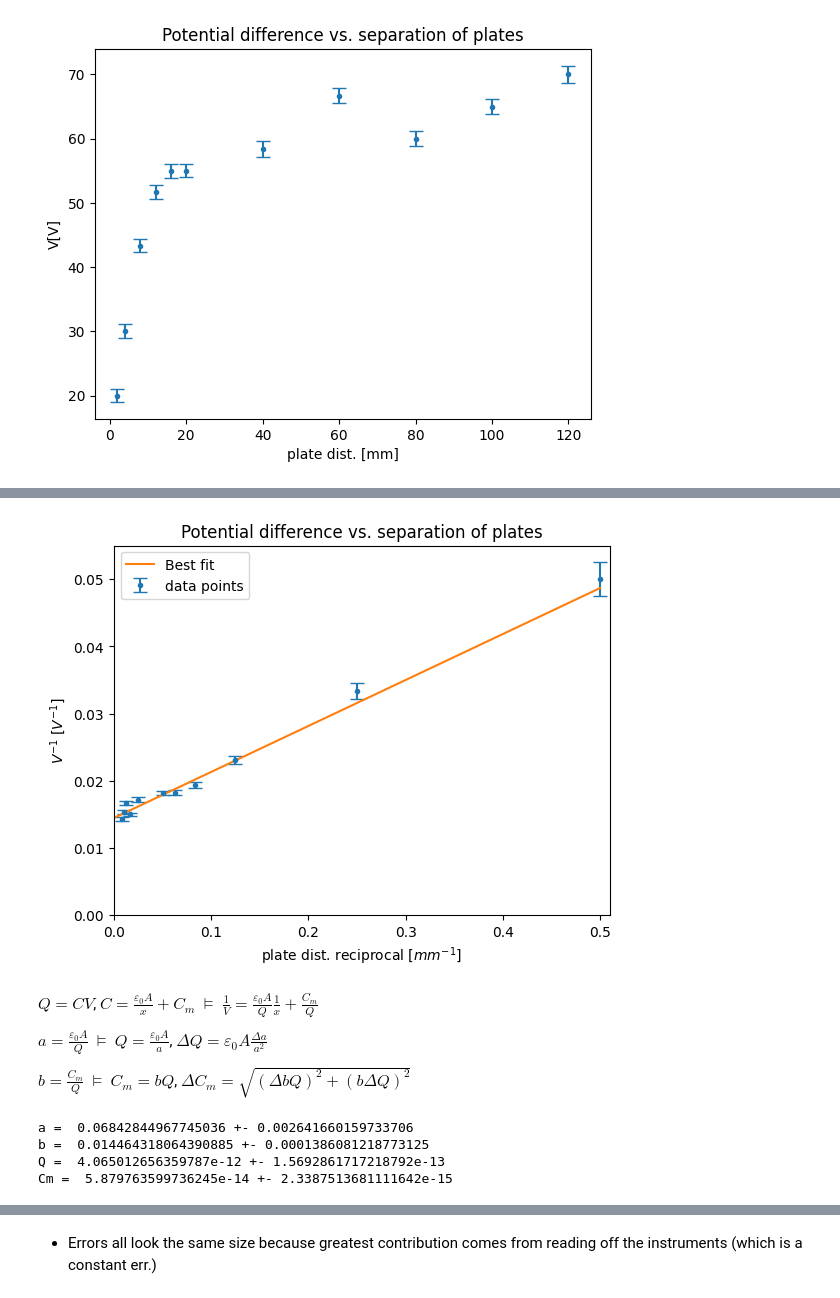
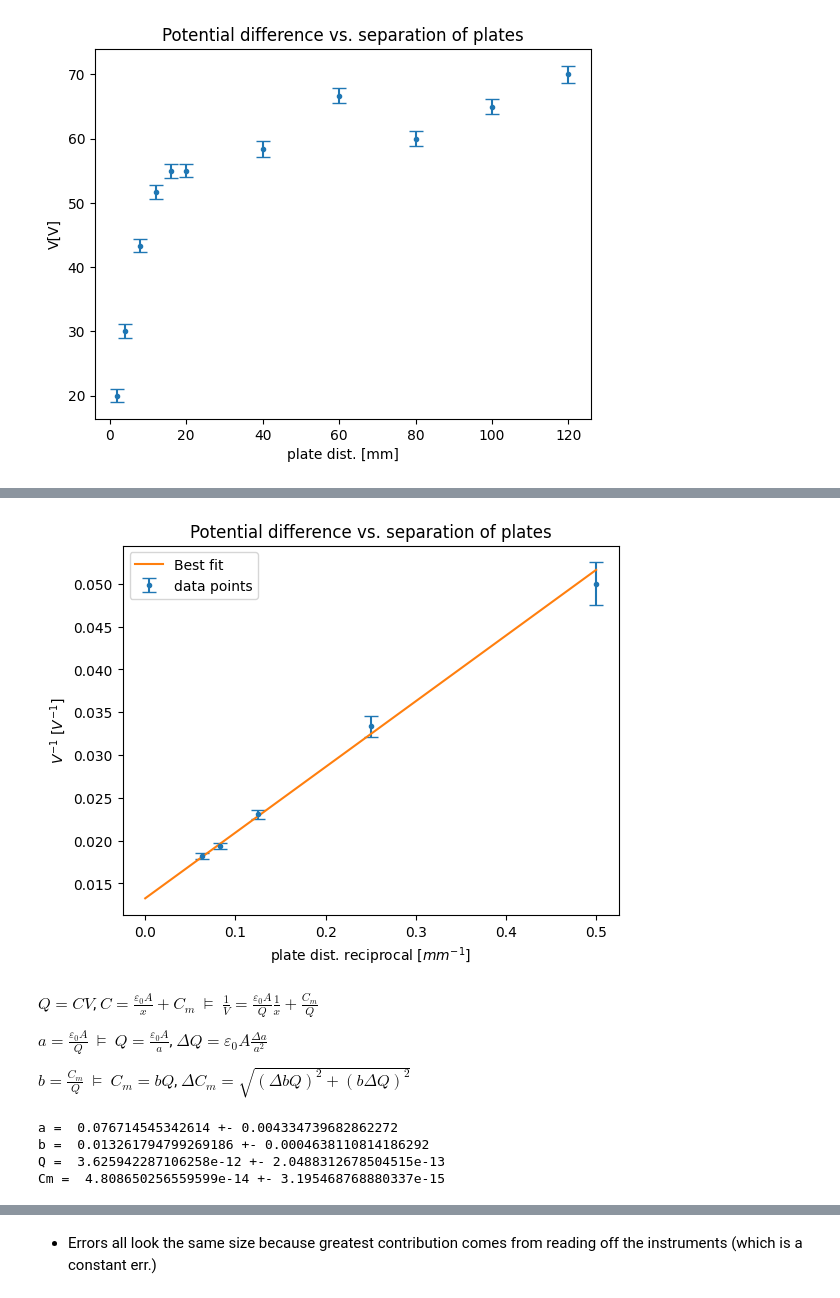
Before and after one commit to MartinOpat/E-M-Exp1, a Jupyter notebook: Experiment1/exp1.ipynb, the cells around one changed output, grey strips where cells are left out. Saved outputs shown, nothing was run; the diff lists cells and outputs as text; code cells hidden in the pictures.

```diff
--- a/Experiment1/exp1.ipynb
+++ b/Experiment1/exp1.ipynb
@@ -77,3 +77,9 @@ plt.xlabel("plate dist. [mm]")
 plt.show()
 # %% [output]
 [figure]
+# %%
+recipXs = 1 / db3[db3["dist[mm]"] < 18]["dist[mm]"]
+recipVs = 1 / db3[db3["dist[mm]"] < 18]["V[V]"]
+recipErrs = db3[db3["dist[mm]"] < 18]["Verr[V]"] * recipVs**2
+print(recipXs)
+print(recipVs)
@@ -82,25 +101,25 @@ def bestFit(x, a, b):
     return a*x + b
 # %%
 # Find best fit using scipy
-popt, pcov = curve_fit(bestFit, 1/db3["dist[mm]"], 1/db3["V[V]"], sigma=db3["Verr[V]"]/db3["V[V]"]**2, absolute_sigma=True)
+popt, pcov = curve_fit(bestFit, recipXs, recipVs, sigma=recipErrs, absolute_sigma=True)
 a, b = popt
 aerr, berr = np.sqrt(np.diag(pcov))
 # %%
-plt.errorbar(1/db3["dist[mm]"], 1/db3["V[V]"], yerr=db3["Verr[V]"]/db3["V[V]"]**2, fmt=".", capsize=5, label="data points")
+plt.errorbar(recipXs, recipVs, yerr=recipErrs, fmt=".", capsize=5, label="data points")
 
 xs = np.linspace(0, 0.5, 10000)
 ys = bestFit(xs, a, b)
 plt.plot(xs, ys, label="Best fit")
 
 plt.title("Potential difference vs. separation of plates")
 plt.ylabel(r"$V^{-1}$ [$V^{-1}$]")
 plt.xlabel(r"plate dist. reciprocal [$mm^{-1}$]")
-plt.xlim(0, 0.51)
-plt.ylim(0, 0.055)
+# plt.xlim(0, 0.51)
+# plt.ylim(0, 0.055)
 plt.legend()
 plt.show()
 # %% [output]
-[figure, old version]
+[figure, new version]
 # %% [markdown]
 $Q = CV$, $C = \frac{\varepsilon_0 A}{x} + C_m$ $\models$ $\frac{1}{V} = \frac{\varepsilon_0 A}{Q} \frac{1}{x} + \frac{C_m}{Q}$
 
@@ -121,8 +140,8 @@ dCm = np.sqrt((berr*Q)**2 + (b*dQ)**2)
 print("Q = ", Q, "+-", dQ)
 print("Cm = ", Cm, "+-", dCm)
 # %% [output]
-a =  0.06842844967745036 +- 0.002641660159733706
-b =  0.014464318064390885 +- 0.0001386081218773125
-Q =  4.065012656359787e-12 +- 1.5692861717218792e-13
-Cm =  5.879763599736245e-14 +- 2.3387513681111642e-15
+a =  0.076714545342614 +- 0.004334739682862272
+b =  0.013261794799269186 +- 0.0004638110814186292
+Q =  3.625942287106258e-12 +- 2.0488312678504515e-13
+Cm =  4.808650256559599e-14 +- 3.195468768880337e-15
 # %% [markdown]
```
Also changed, not shown: parts of 3 cells of this notebook.
